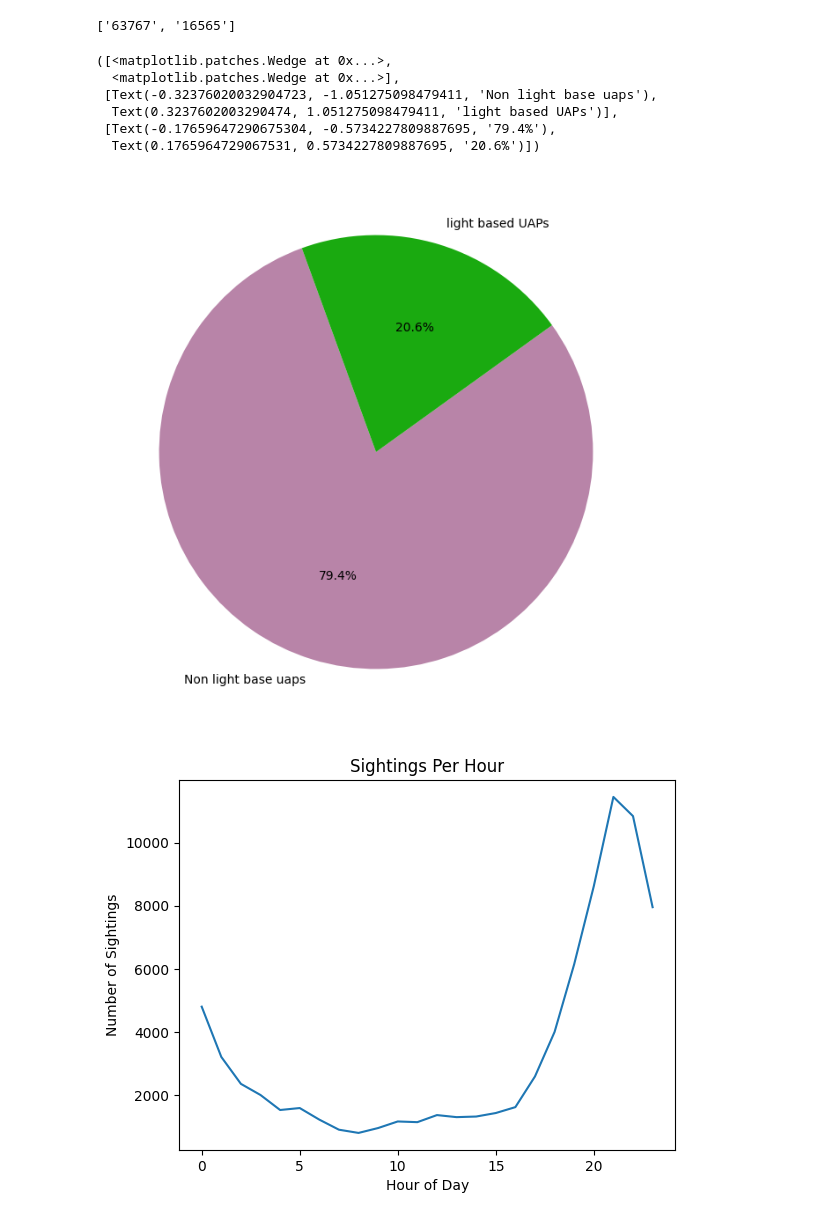
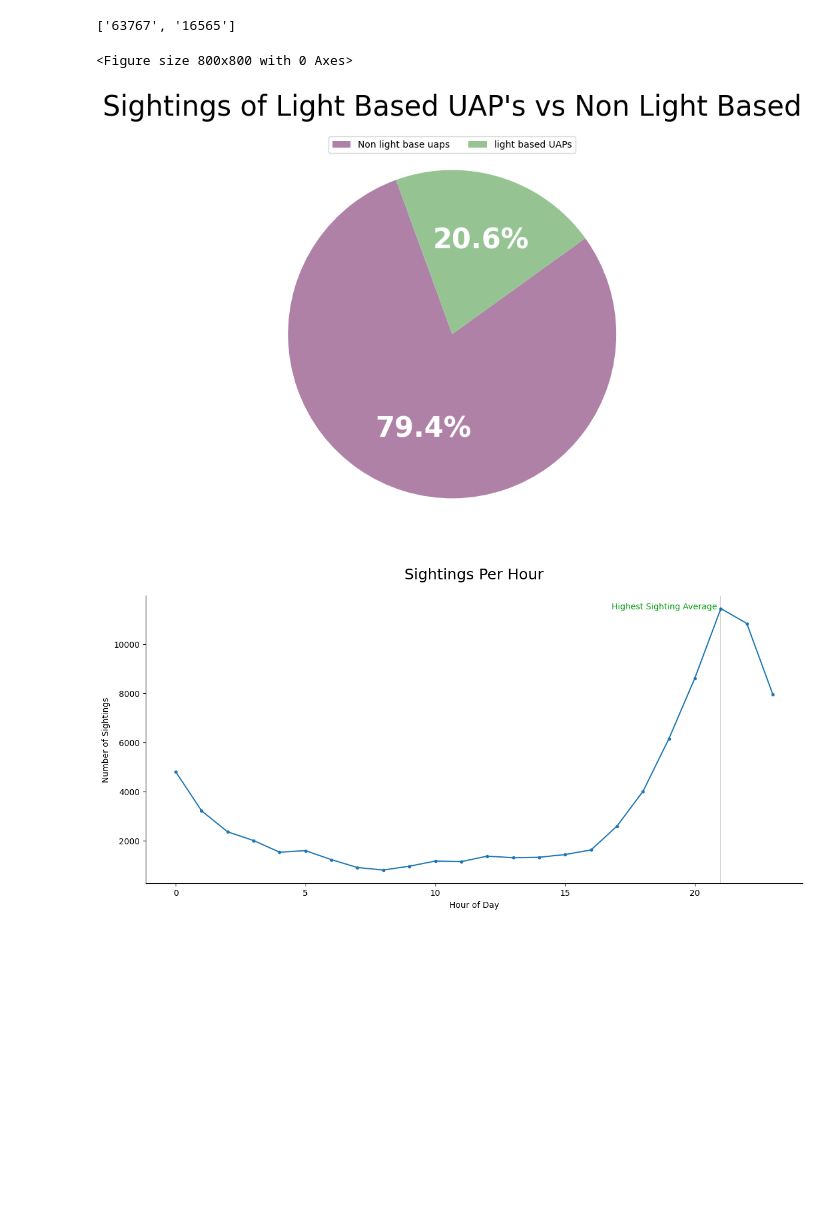
Before and after one commit to FischerLogan/statistical_analysis_of_aerial_phenomena, a Jupyter notebook: notebook/refined_analysis.ipynb, the cells around one changed output. Cells and saved outputs as stored; diff of their text form; code cells hidden in the pictures; blank space fills up the shorter version.

```diff
--- a/notebook/refined_analysis.ipynb
+++ b/notebook/refined_analysis.ipynb
@@ -197,27 +197,72 @@ counts
 # %%
 plt.figure(figsize=(8,8))
 
 #lets make a pie chart
-plt.pie(
+fig, ax = plt.subplots(figsize=(8,8))
+
+wedges, texts, autotexts = ax.pie(
     counts,
-    labels=labels,
     startangle=110,
-    colors=["#b884a8",'#1aaa10'],
+    colors=["#af81a7","#95c492"],
     autopct="%1.1f%%")
+
+ax.set_title(
+    "Sightings of Light Based UAP's vs Non Light Based",
+    fontsize=30,
+    pad=15,
+    loc="center")
+
+for autotext in autotexts:
+    autotext.set_fontsize(30)
+    autotext.set_color("white")
+    autotext.set_weight('bold')
+
+
+ax.legend(
+   wedges,
+   labels,
+   loc="lower center",
+   bbox_to_anchor = (0.5, 0.93),
+   ncol=2
+   )
+
+plt.show()
 # %% [output]
-([<matplotlib.patches.Wedge at 0x...>,
-  <matplotlib.patches.Wedge at 0x...>],
- [Text(-0.32376020032904723, -1.051275098479411, 'Non light base uaps'),
-  Text(0.3237602003290474, 1.051275098479411, 'light based UAPs')],
- [Text(-0.17659647290675304, -0.5734227809887695, '79.4%'),
-  Text(0.1765964729067531, 0.5734227809887695, '20.6%')])
+<Figure size 800x800 with 0 Axes>
-[figure, old version]
+[figure, new version]
 # %%
+plt.figure(figsize=(12,6))
+
 hourly_counts = df.groupby(df['datetime'].dt.hour).size().reindex(range(24), fill_value=0)
-hourly_counts.plot(kind='line')
+hourly_counts.plot(kind='line', marker = '.' )
+
+
+ax = plt.gca()
+ax.spines['top'].set_visible(False)
+ax.spines['right'].set_visible(False)
+ax.axvline(
+    21,
+    color = '#063b0a',
+    linewidth = 0.5,
+    alpha = 0.7
+)
+
+ax.text(
+    16.8,
+    max(hourly_counts),
+    "Highest Sighting Average",
+    color = "#059c11",
+    fontsize = 10
+)
+
+
+
+
 plt.xlabel("Hour of Day")
 plt.ylabel("Number of Sightings")
-plt.title("Sightings Per Hour")
+plt.title("Sightings Per Hour", fontsize = 18, pad=20)
+
+plt.tight_layout()
 plt.show()
 # %% [output]
-[figure, old version]
+[figure, new version]
```
Also changed, not shown: parts of 14 cells of this notebook.
